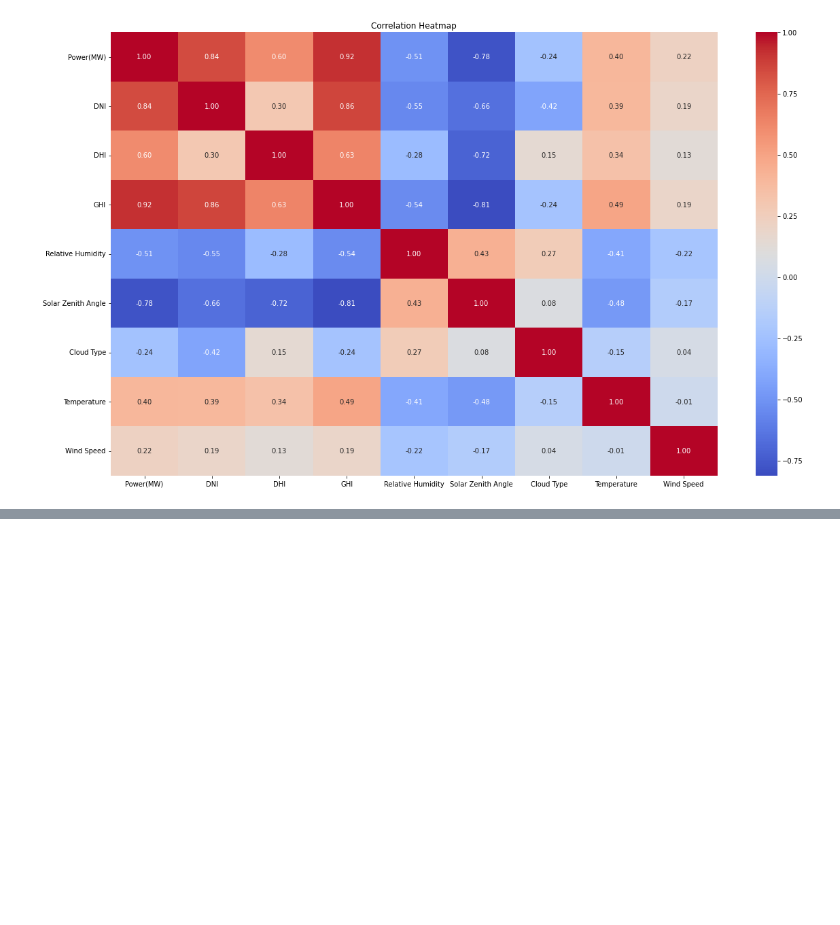
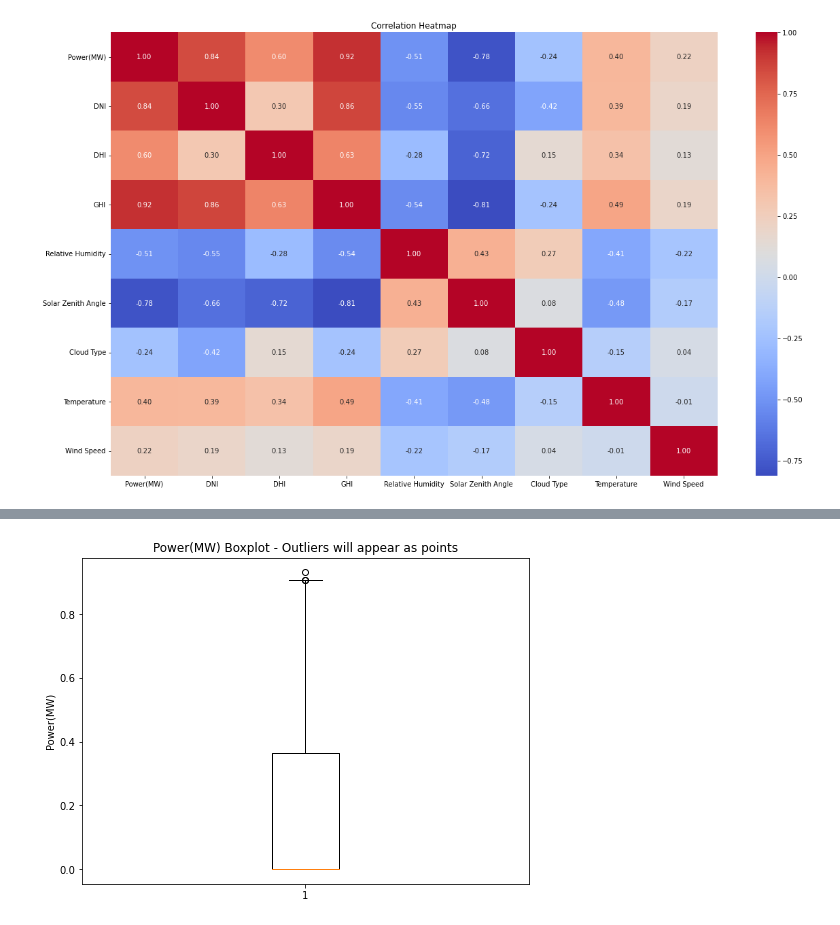
Before and after one commit to t-tasmin/Ontario-Grid-Analysis, a Jupyter notebook: EnergyPrediction.ipynb, the cells around one changed output, grey strips where cells are left out. Drawn from its saved outputs; the diff is of its cells as text; code cells hidden in the pictures; blank space fills up the shorter version.

```diff
--- a/EnergyPrediction.ipynb
+++ b/EnergyPrediction.ipynb
@@ -105,0 +203,6 @@ plt.show()
+# %%
+df_power_filtered.isnull().sum()
+
+df_features =df_power_filtered.drop(['LocalTime'], axis=1)
+
+df_features.head()
@@ -105,0 +216,9 @@ plt.show()
+# %%
+# Outliers detection
+plt.figure(figsize=(8,6))
+plt.boxplot(df_features['Power(MW)'], vert=True)
+plt.title('Power(MW) Boxplot - Outliers will appear as points')
+plt.ylabel('Power(MW)')
+plt.show()
+# %% [output]
+[figure, added]
```
Also changed, not shown: parts of 19 cells of this notebook, 1 other file.
